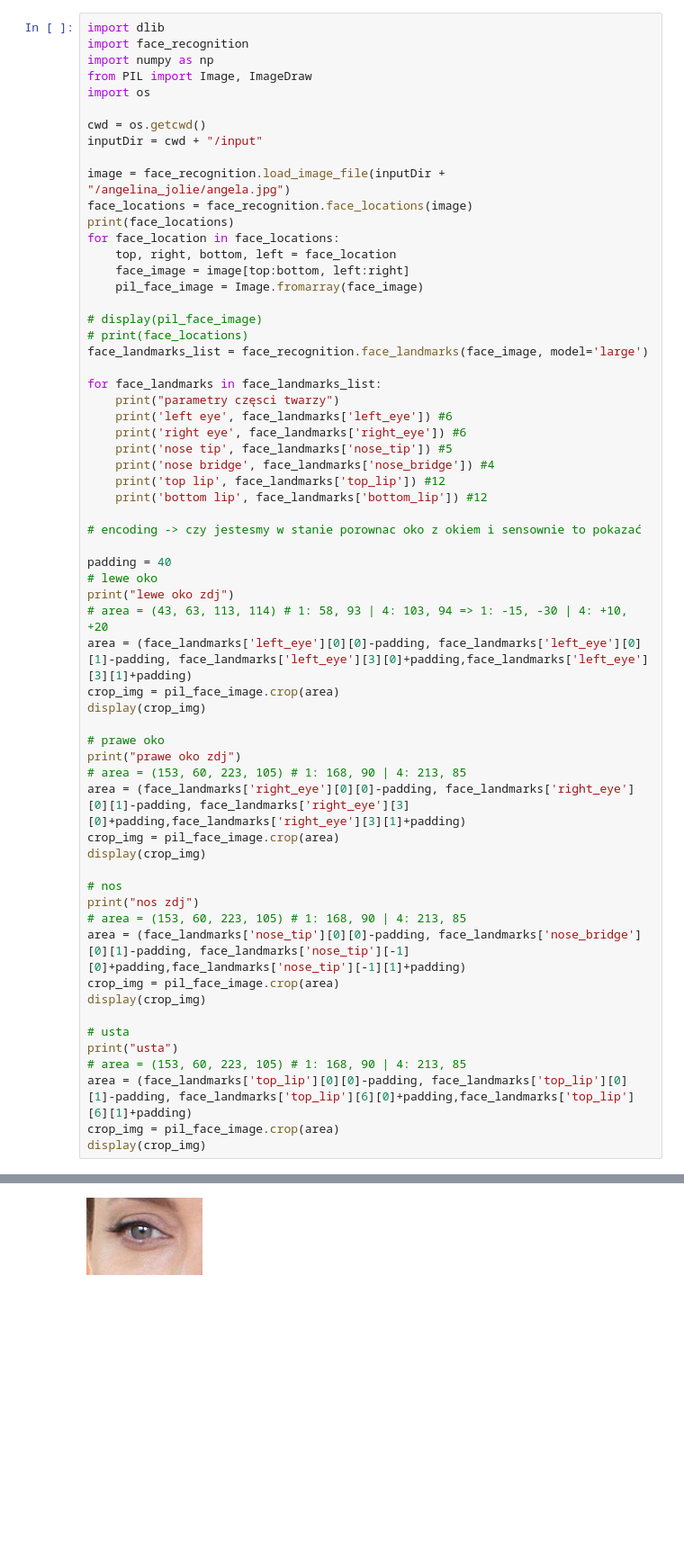
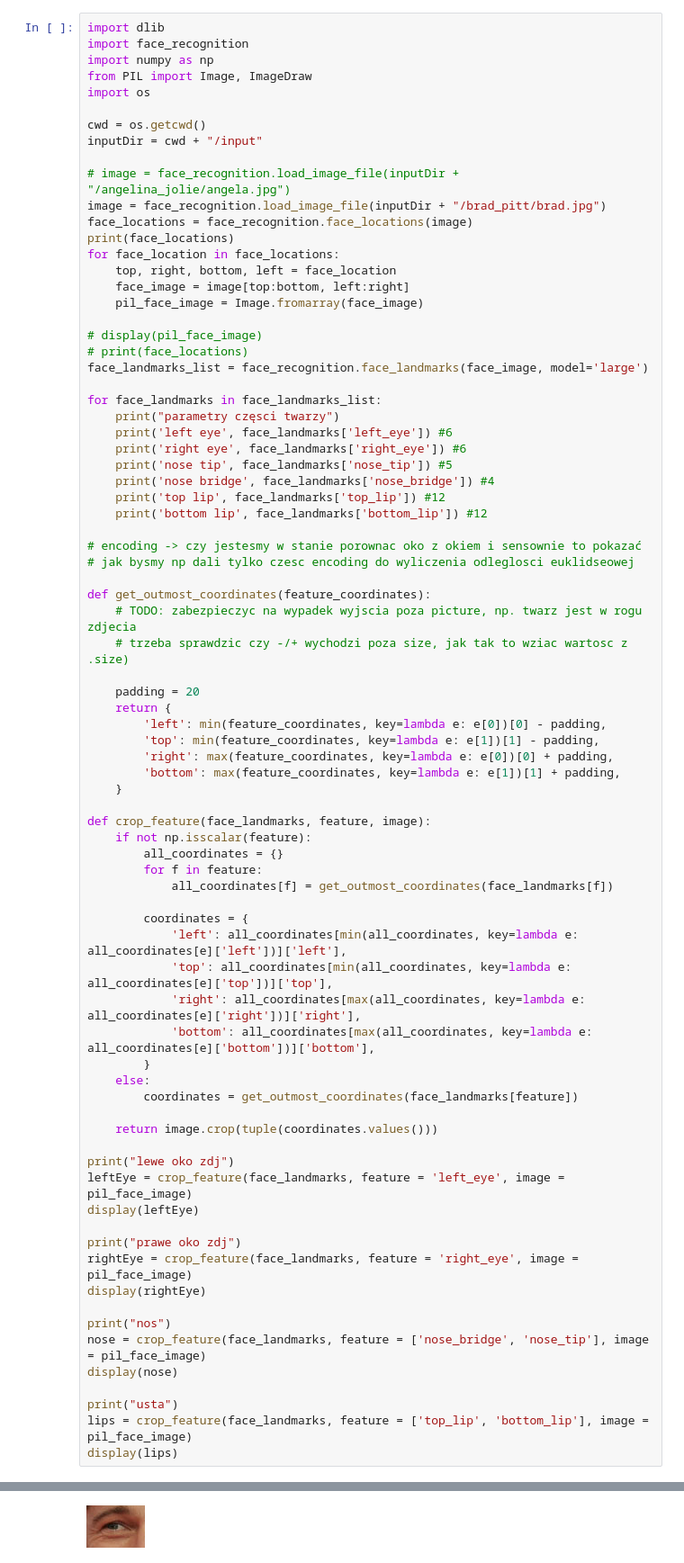
Before and after one commit to jowczar/Politechnika-Lodzka-Przetwarzanie-sygnalow-i-obrazow, a Jupyter notebook: main.ipynb, the cells around one changed output, grey strips where cells are left out. Shown at 90% size. Cells and saved outputs as stored; diff of their text form; blank space fills up the shorter version.

```diff
--- a/main.ipynb
+++ b/main.ipynb
@@ -8,7 +8,8 @@ import os
 cwd = os.getcwd()
 inputDir = cwd + "/input"
 
-image = face_recognition.load_image_file(inputDir + "/angelina_jolie/angela.jpg")
+# image = face_recognition.load_image_file(inputDir + "/angelina_jolie/angela.jpg")
+image = face_recognition.load_image_file(inputDir + "/brad_pitt/brad.jpg")
 face_locations = face_recognition.face_locations(image)
 print(face_locations)
 for face_location in face_locations:
@@ -30,33 +31,50 @@ for face_landmarks in face_landmarks_list:
     print('bottom lip', face_landmarks['bottom_lip']) #12
 
 # encoding -> czy jestesmy w stanie porownac oko z okiem i sensownie to pokazać
+# jak bysmy np dali tylko czesc encoding do wyliczenia odleglosci euklidseowej
 
-padding = 40
-# lewe oko
+def get_outmost_coordinates(feature_coordinates):
+    # TODO: zabezpieczyc na wypadek wyjscia poza picture, np. twarz jest w rogu zdjecia
+    # trzeba sprawdzic czy -/+ wychodzi poza size, jak tak to wziac wartosc z .size)
+
+    padding = 20
+    return {
+        'left': min(feature_coordinates, key=lambda e: e[0])[0] - padding,
+        'top': min(feature_coordinates, key=lambda e: e[1])[1] - padding,
+        'right': max(feature_coordinates, key=lambda e: e[0])[0] + padding,
+        'bottom': max(feature_coordinates, key=lambda e: e[1])[1] + padding,
+    }
+
+def crop_feature(face_landmarks, feature, image):
+    if not np.isscalar(feature):
+        all_coordinates = {}
+        for f in feature:
+            all_coordinates[f] = get_outmost_coordinates(face_landmarks[f])
+
+        coordinates = {
+            'left': all_coordinates[min(all_coordinates, key=lambda e: all_coordinates[e]['left'])]['left'],
+            'top': all_coordinates[min(all_coordinates, key=lambda e: all_coordinates[e]['top'])]['top'],
+            'right': all_coordinates[max(all_coordinates, key=lambda e: all_coordinates[e]['right'])]['right'],
+            'bottom': all_coordinates[max(all_coordinates, key=lambda e: all_coordinates[e]['bottom'])]['bottom'],
+        }
+    else:
+        coordinates = get_outmost_coordinates(face_landmarks[feature])
+
+    return image.crop(tuple(coordinates.values()))
+
 print("lewe oko zdj")
-# area = (43, 63, 113, 114) # 1: 58, 93 | 4: 103, 94 => 1: -15, -30 | 4: +10, +20
-area = (face_landmarks['left_eye'][0][0]-padding, face_landmarks['left_eye'][0][1]-padding, face_landmarks['left_eye'][3][0]+padding,face_landmarks['left_eye'][3][1]+padding)
-crop_img = pil_face_image.crop(area)
-display(crop_img)
+leftEye = crop_feature(face_landmarks, feature = 'left_eye', image = pil_face_image)
+display(leftEye)
 
-# prawe oko
 print("prawe oko zdj")
-# area = (153, 60, 223, 105) # 1: 168, 90 | 4: 213, 85
-area = (face_landmarks['right_eye'][0][0]-padding, face_landmarks['right_eye'][0][1]-padding, face_landmarks['right_eye'][3][0]+padding,face_landmarks['right_eye'][3][1]+padding)
-crop_img = pil_face_image.crop(area)
-display(crop_img)
+rightEye = crop_feature(face_landmarks, feature = 'right_eye', image = pil_face_image)
+display(rightEye)
 
-# nos
-print("nos zdj")
-# area = (153, 60, 223, 105) # 1: 168, 90 | 4: 213, 85
-area = (face_landmarks['nose_tip'][0][0]-padding, face_landmarks['nose_bridge'][0][1]-padding, face_landmarks['nose_tip'][-1][0]+padding,face_landmarks['nose_tip'][-1][1]+padding)
-crop_img = pil_face_image.crop(area)
-display(crop_img)
+print("nos")
+nose = crop_feature(face_landmarks, feature = ['nose_bridge', 'nose_tip'], image = pil_face_image)
+display(nose)
 
-# usta
 print("usta")
-# area = (153, 60, 223, 105) # 1: 168, 90 | 4: 213, 85
-area = (face_landmarks['top_lip'][0][0]-padding, face_landmarks['top_lip'][0][1]-padding, face_landmarks['top_lip'][6][0]+padding,face_landmarks['top_lip'][6][1]+padding)
-crop_img = pil_face_image.crop(area)
-display(crop_img)
+lips = crop_feature(face_landmarks, feature = ['top_lip', 'bottom_lip'], image = pil_face_image)
+display(lips)
 # %% [output]
@@ -71,3 +89,3 @@ bottom lip [(208, 216), (182, 234), (160, 239), (144, 240), (130, 237), (114, 22
 lewe oko zdj
-[figure, old version]
+[figure, new version]
 prawe oko zdj
```
Also changed, not shown: parts of 2 cells of this notebook.
